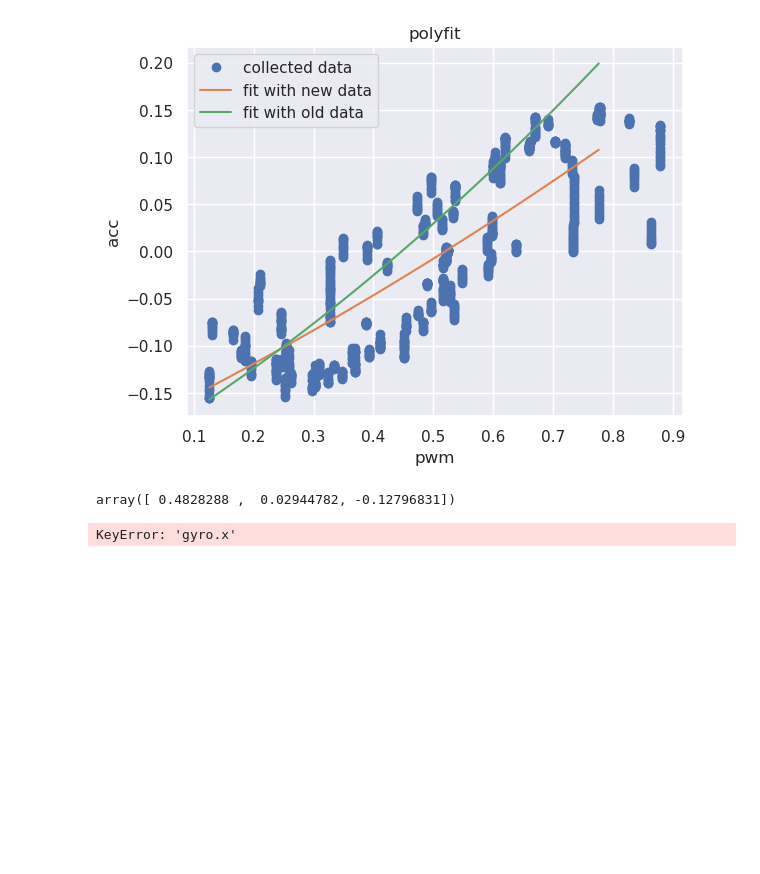
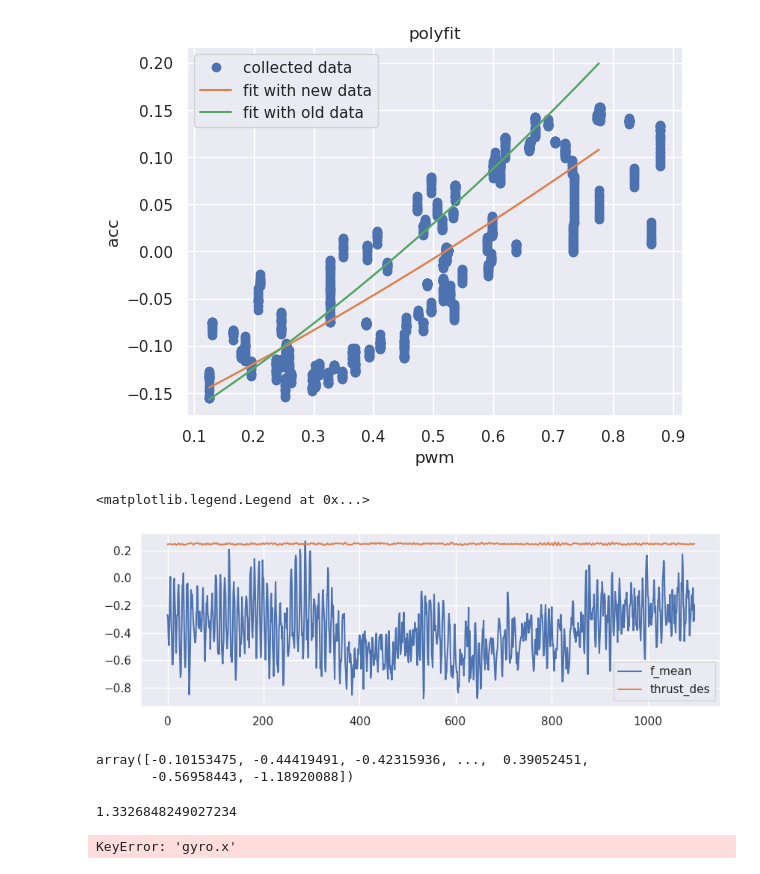
Before and after one commit to jc-bao/crazyswarm2-adaptive, a Jupyter notebook: utils/crazyflie-firmware-adaptive/tools/usdlog/plot.ipynb, the cells around one changed output. Saved outputs shown, nothing was run; the diff lists cells and outputs as text; code cells hidden in the pictures; blank space fills up the shorter version.

```diff
--- a/utils/crazyflie-firmware-adaptive/tools/usdlog/plot.ipynb
+++ b/utils/crazyflie-firmware-adaptive/tools/usdlog/plot.ipynb
@@ -531,10 +531,42 @@ plt.legend()
 # %% [output]
 <matplotlib.legend.Legend at 0x...>
 [figure]
-# %%
-z
-# %% [output]
-array([ 0.4828288 ,  0.02944782, -0.12796831])
+# %%
+# az_sensor = data["stateEstimate.az"]
+# az_error = data["ctrlRwik.p_error_accz"]
+# az_des = data["ctrlRwik.az_des"]
+# az_i_error = data["ctrlRwik.i_error_accz"]
+pwms = np.array([data[f'power.cmd_pwm{i+1}'] for i in range(4)])
+fs = np.array([data[f'power.cmd_f{i+1}'] for i in range(3)])
+thrust_des = data["ctrlRwik.thrust_des"]
+
+# plot
+plt.figure(figsize=(10, 3))
+# plt.plot(az_sensor, label='az_sensor')
+# plt.plot(az_error, label='az_error')
+# plt.plot(az_des, label='az_des')
+# plt.plot(az_i_error, label='az_i_error')
+# for i in range(4):
+#     # plt.plot(pwms[i, :], label=f'pwm{i+1}')
+#     plt.plot(fs[i, :], label=f'f{i+1}')
+plt.plot(fs.mean(axis=0), label='f_mean')
+plt.plot(thrust_des*0.25, label='thrust_des')
+plt.legend()
+# %% [output]
+<matplotlib.legend.Legend at 0x...>
+[figure, added]
+# %%
+data['power.cmd_f1']
+# %% [output]
+array([-0.10153475, -0.44419491, -0.42315936, ...,  0.39052451,
+       -0.56958443, -1.18920088])
+# %%
+thrust_des = 25 * 0.0411
+force_per_motor = thrust_des / 4.0
+motor_pwm = force_per_motor / 0.25 * 85000.0 / 65535.0
+motor_pwm
+# %% [output]
+1.3326848249027234
 # %%
 import cfusdlog
 import matplotlib.pyplot as plt
```
Also changed, not shown: parts of 1 cell of this notebook, 7 other files.
